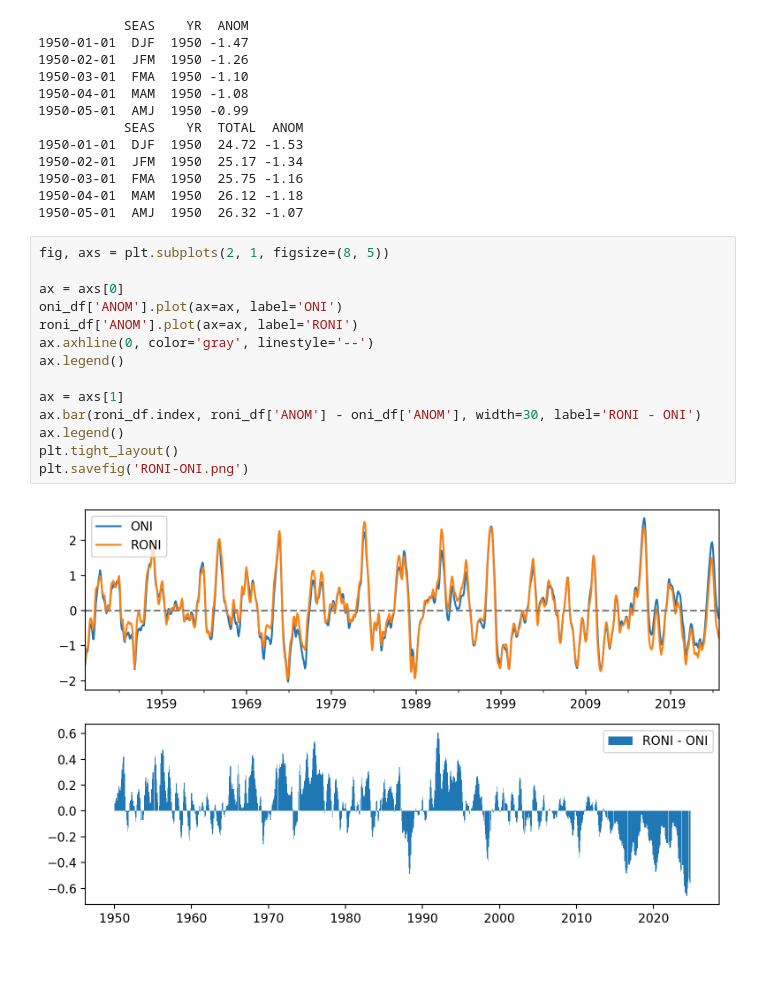
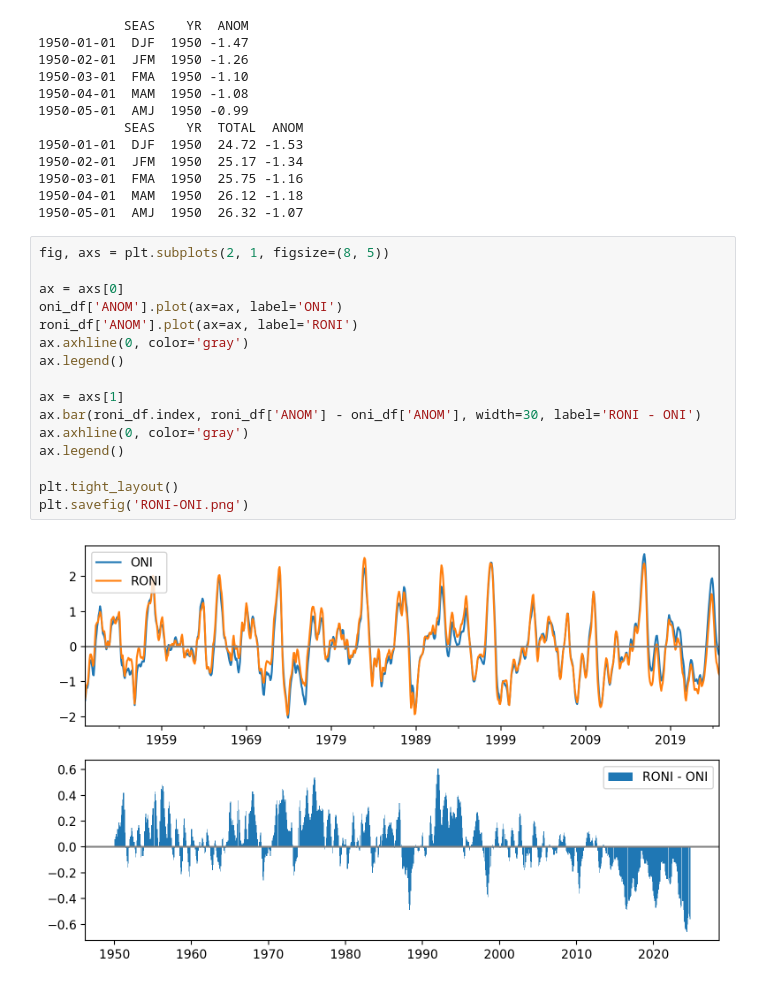
Before and after one commit to mktippett/python-tips-and-tricks, a Jupyter notebook: ONI-RONI.ipynb, the cells around one changed output. Saved outputs shown, nothing was run; the diff lists cells and outputs as text.

```diff
--- a/ONI-RONI.ipynb
+++ b/ONI-RONI.ipynb
@@ -31,16 +31,18 @@ print(oni_df.head())
 # %%
 fig, axs = plt.subplots(2, 1, figsize=(8, 5))
 
 ax = axs[0]
 oni_df['ANOM'].plot(ax=ax, label='ONI')
 roni_df['ANOM'].plot(ax=ax, label='RONI')
-ax.axhline(0, color='gray', linestyle='--')
+ax.axhline(0, color='gray')
 ax.legend()
 
 ax = axs[1]
 ax.bar(roni_df.index, roni_df['ANOM'] - oni_df['ANOM'], width=30, label='RONI - ONI')
+ax.axhline(0, color='gray')
 ax.legend()
+
 plt.tight_layout()
 plt.savefig('RONI-ONI.png')
 # %% [output]
-[figure, old version]
+[figure, new version]
```
